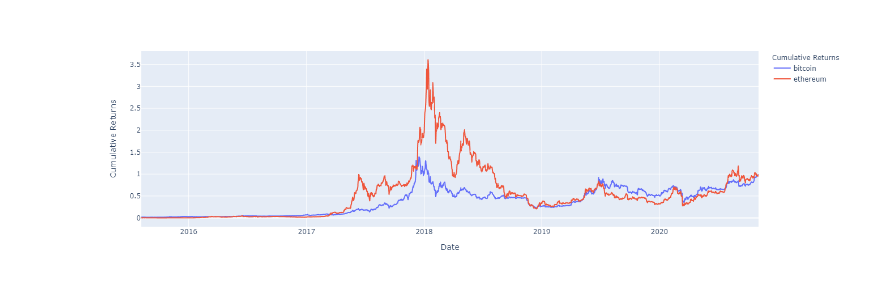
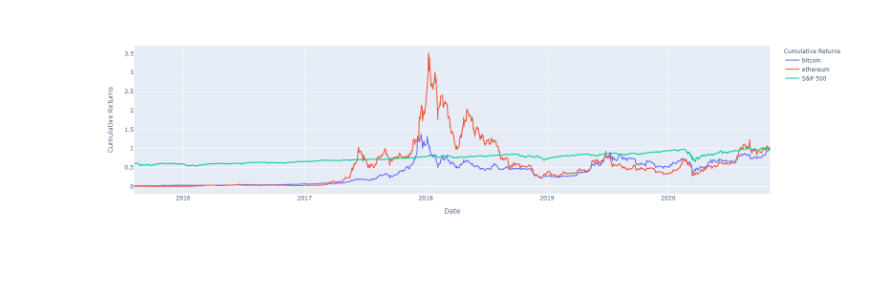
Before and after one commit to sbernard1129/crypto-analysis, a Jupyter notebook: analysis.ipynb, the cells around one changed output. Cells and saved outputs as stored; diff of their text form; code cells hidden in the pictures; blank space fills up the shorter version.

Commit message:
added summary, beta, correlation, sharpe ratios

```diff
--- a/analysis.ipynb
+++ b/analysis.ipynb
@@ -121,14 +206,27 @@ def cumulative_returns_plot(cumulative_returns_df):
 # %%
-# Calculate new dataframes
+# Calculate price dataframes
 crypto_pivot_price_df = pivot_price_dataframe(history_df=crypto_history_df, ticker_list = list(crypto_history_df["Ticker"].unique()))
-crypto_cumulative_returns_df = cumulative_returns_dataframe(crypto_pivot_price_df)
+sp500_pivot_price_df = pivot_price_dataframe(history_df=sp500_history_df, ticker_list = list(sp500_history_df["Ticker"].unique()))
 
-sp500_pivot_price_df = pivot_price_dataframe(history_df=sp500_history_df, ticker_list = list(sp500_history_df["Ticker"].unique()))
-sp500_cumulative_returns_df = cumulative_returns_dataframe(sp500_pivot_price_df)
+# Join crypto prices with S&P 500 closes
+joined_price_df = pd.concat([crypto_pivot_price_df, sp500_pivot_price_df], axis=1, join = 'inner')
 
-joined_cumulative_returns_df = pd.concat([crypto_cumulative_returns_df, sp500_cumulative_returns_df], axis=1, join = 'inner')
+# Get daily returns
+joined_daily_returns_df = daily_returns_dataframe(joined_price_df)
+
+# Get cumulative returns
+joined_cumulative_returns_df = cumulative_returns_dataframe(joined_price_df)
+
+# Get correlation
+joined_correlation_df = correlation_dataframe(joined_daily_returns_df)
+
+# Get rolling beta
+joined_beta_df = rolling_beta_dataframe(joined_daily_returns_df, period = 21, covariance_compare = "S&P 500")
+
+# Get annualized sharpe ratios
+joined_sharpe_ratios = annualized_sharpe_ratios_dataframe(joined_daily_returns_df)
 # %%
-# Plot cumulative returns of crypto
-cumulative_returns_plot(crypto_cumulative_returns_df)
+# Plot cumulative returns
+cumulative_returns_plot(joined_cumulative_returns_df)
 # %% [output]
-[figure, old version]
+[figure, new version]
```
Also changed, not shown: parts of 9 cells of this notebook.
